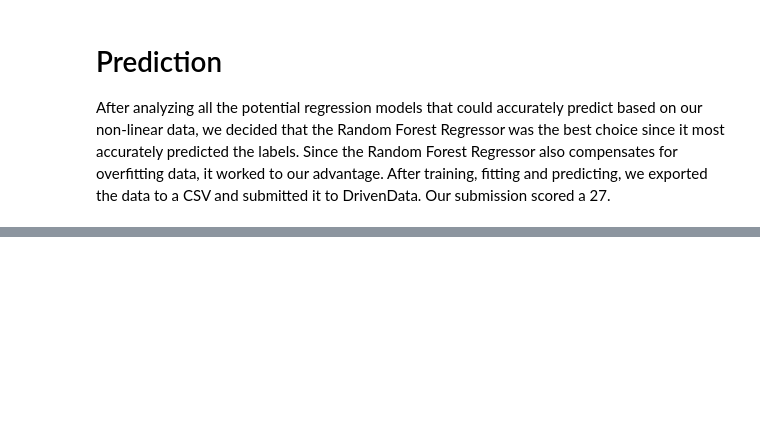
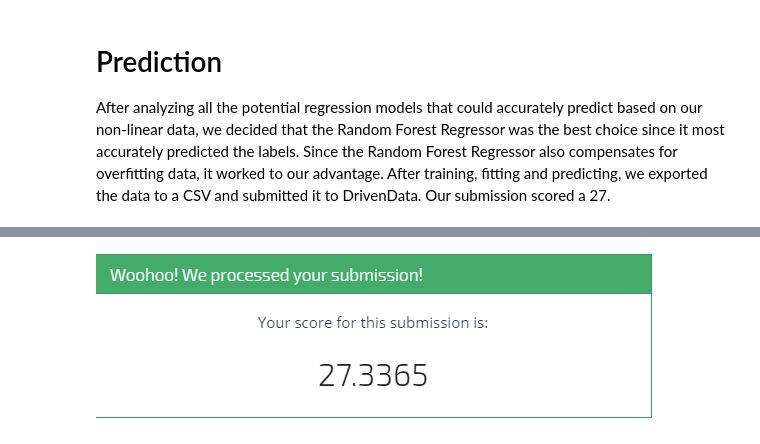
Before and after one commit to walde363/DengIAcompetition, a Jupyter notebook: DengAI_AR_WR_MS.ipynb, the cells around one changed output, grey strips where cells are left out. Saved outputs shown, nothing was run; the diff lists cells and outputs as text; code cells hidden in the pictures; blank space fills up the shorter version.

```diff
--- a/DengAI_AR_WR_MS.ipynb
+++ b/DengAI_AR_WR_MS.ipynb
@@ -505,13 +507,14 @@ sns.lineplot(range(0, 156), pred_iq, color = 'blue', ax=ax, label = 'Test predic
 # %%
 sj = [int(x) for x in pred_sj]
 iq = [int(x) for x in pred_iq]
 
 sf = pd.read_csv('submission_format.csv', index_col=[0, 1, 2])
 
 sf.total_cases = np.concatenate([sj, iq])
 
 sf.to_csv('sub.csv')
 from PIL import Image
-pic = "score1.png"
+pic = "score.png"
 Image.open(pic)
-plt.show()
+# %% [output]
+[figure, added]
```
Also changed, not shown: parts of 17 cells of this notebook.
